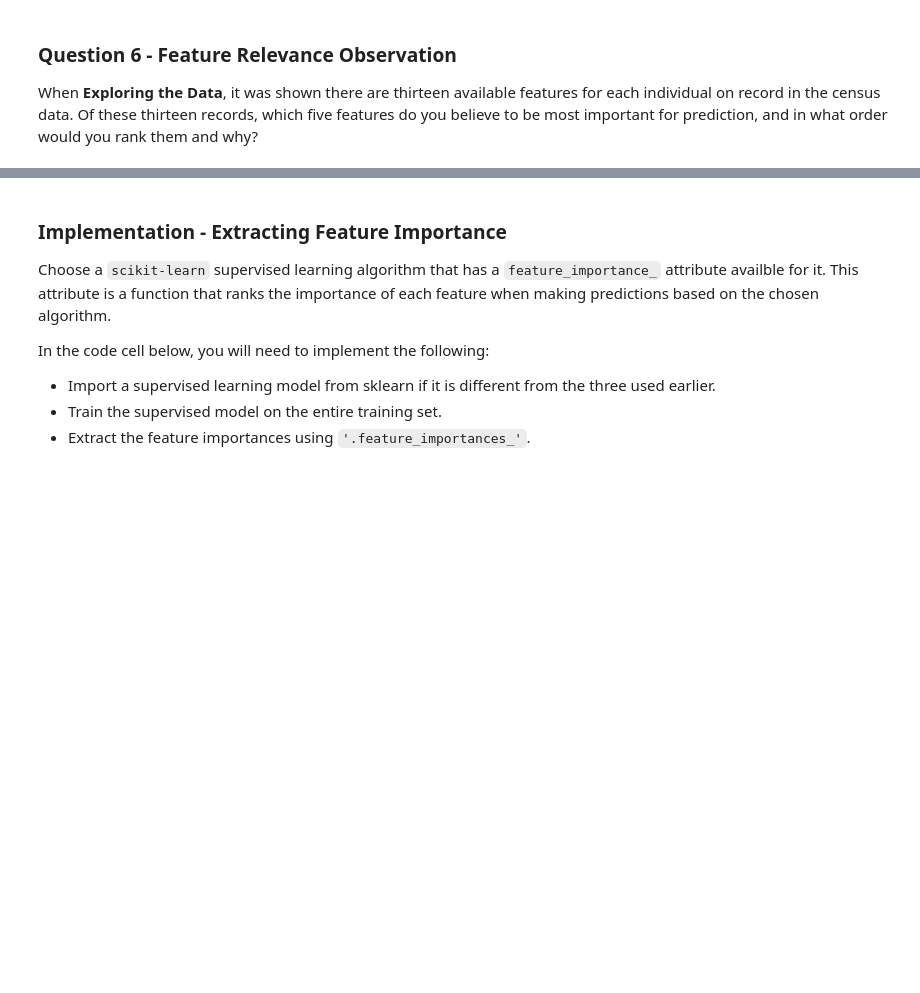
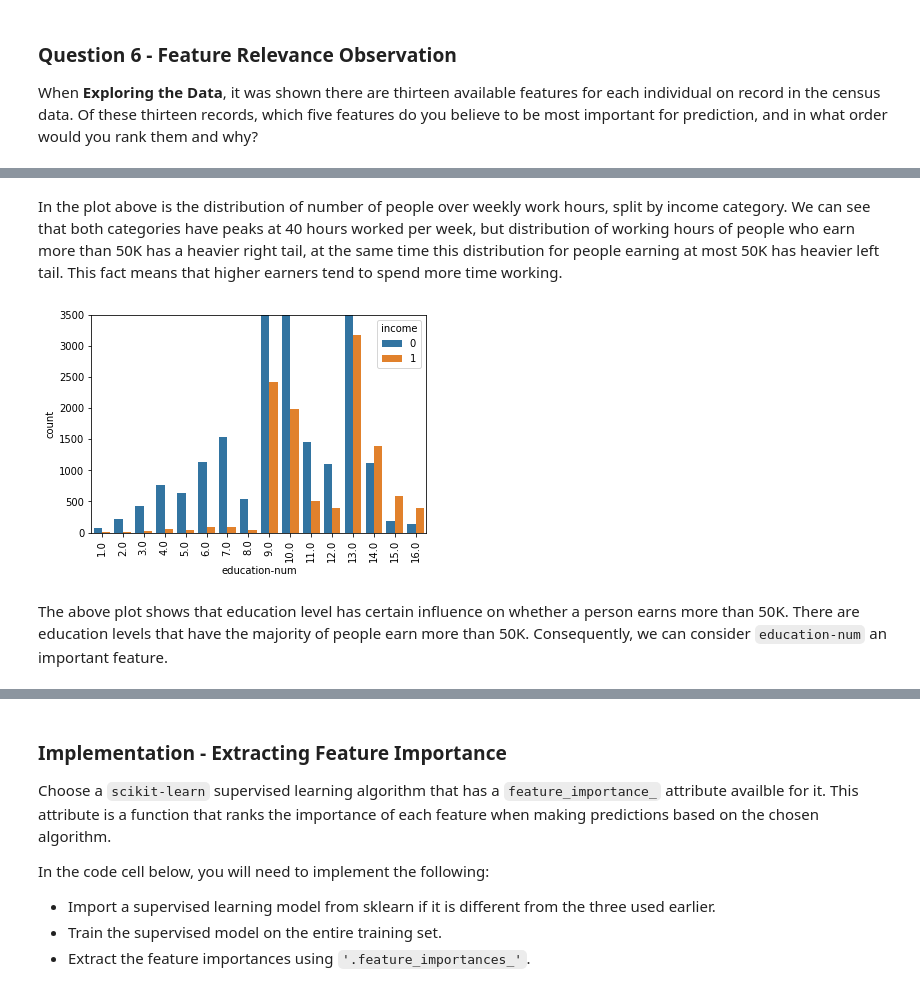
Before and after one commit to smirnovartem/finding_donors, a Jupyter notebook: finding_donors.ipynb, the cells around one changed output, grey strips where cells are left out. Cells and saved outputs as stored; diff of their text form; code cells hidden in the pictures; blank space fills up the shorter version.

```diff
--- a/finding_donors.ipynb
+++ b/finding_donors.ipynb
@@ -624,0 +634,10 @@ When **Exploring the Data**, it was shown there are thirteen available features
+# %% [markdown]
+In the plot above is the distribution of number of people over weekly work hours, split by income category. We can see that both categories have peaks at 40 hours worked per week, but distribution of working hours of people who earn more than 50K has a heavier right tail, at the same time this distribution for people earning at most 50K has heavier left tail. This fact means that higher earners tend to spend more time working.
+# %%
+ax = sns.countplot(x=data['education-num'],hue=income);
+ax.set_ylim(0,3500);
+ax.set_xticklabels(ax.get_xticklabels(), rotation = 90);
+# %% [output]
+[figure, added]
+# %% [markdown]
+The above plot shows that education level has certain influence on whether a person earns more than 50K. There are education levels that have the majority of people earn more than 50K. Consequently, we can consider `education-num` an important feature.
```
Also changed, not shown: parts of 28 cells of this notebook.
